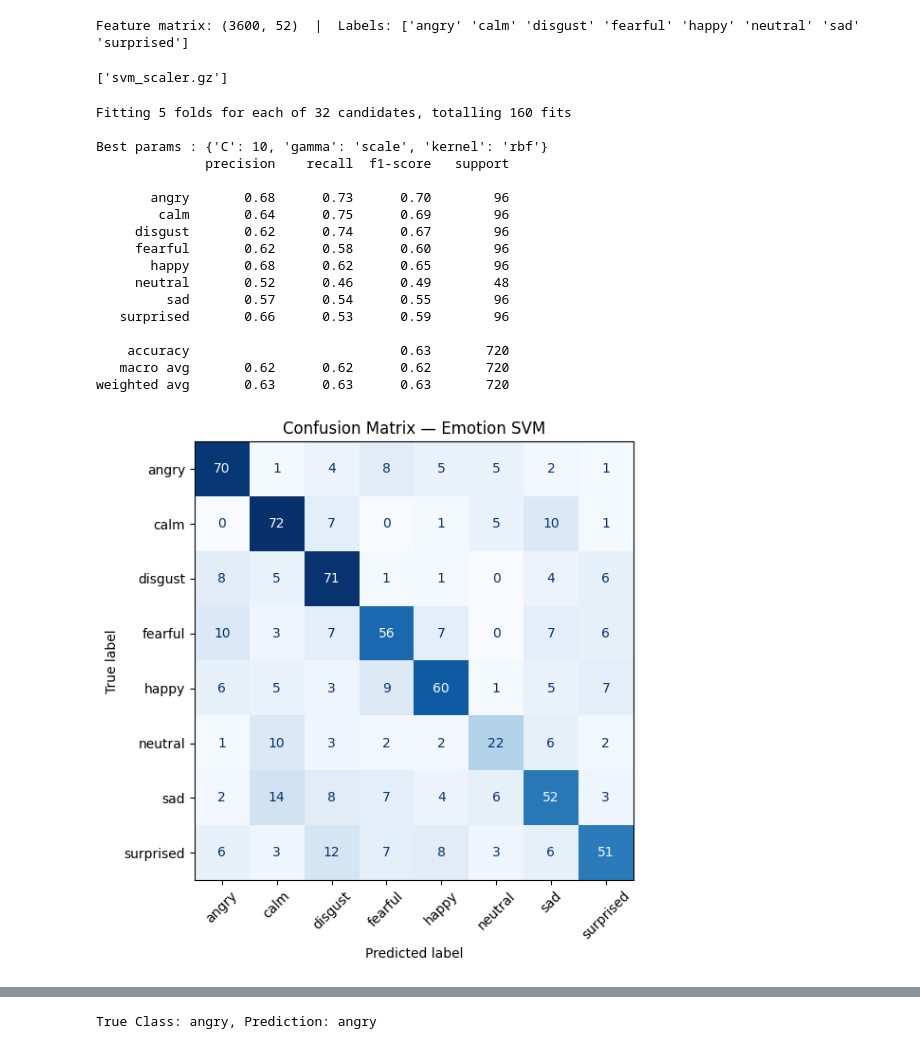
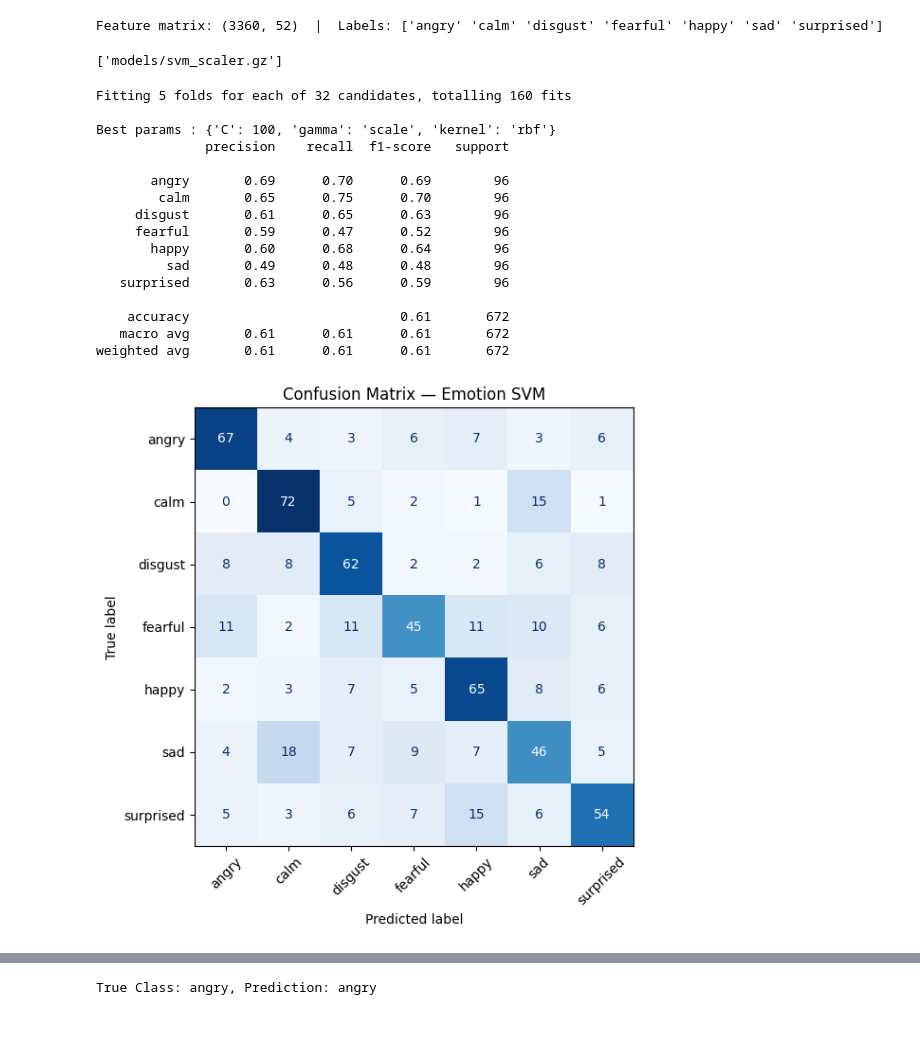
Before and after one commit to seinwinhtutAU/nlp_project, a Jupyter notebook: svm.ipynb, the cells around one changed output, grey strips where cells are left out. Cells and saved outputs as stored; diff of their text form; code cells hidden in the pictures.

```diff
--- a/svm.ipynb
+++ b/svm.ipynb
@@ -38,3 +16,17 @@ df.head()
+# %%
+sample_rate = 22050
+audio_files_meta = "metadata.csv"
+augmented_meta = "metadata_augmented.csv"
+in_dir = "audio_files"
+out_dir = "audio_files_augmented"
+esc50 = "ESC-50/audio"
+esc50_meta = "ESC-50/meta/esc50.csv"
+sample_rate = 22050
+times = 4
+audio_files_meta = "metadata.csv"
+# %%
+df = pd.read_csv(audio_files_meta)
+augmented_df = pd.read_csv(augmented_meta)
 # %%
 def extract_features(file_path):
     nmfcc = 13
@@ -45,10 +37,8 @@ def extract_features(file_path):
     return np.hstack([mfcc.mean(axis=1), mfcc.std(axis=1),chroma.mean(axis=1),
                       chroma.std(axis=1),rms.mean(), rms.std()])
 # %%
-sample_rate     = 22050
-
 X, y_raw = [], []
-for _, row in full_df.iterrows():
+for _, row in augmented_df.iterrows():
     folder = out_dir if row["augmentation"] != "original" else in_dir
     if "wav" in row["file_name"]:
       path   = os.path.join(folder, row["file_name"])
@@ -73,10 +63,10 @@ scaler  = StandardScaler()
 X_train = scaler.fit_transform(X_train)
 X_test  = scaler.transform(X_test)
 
-joblib.dump(scaler,"svm_scaler.gz")
+joblib.dump(scaler,os.path.join("models","svm_scaler.gz"))
 # %% [output]
-Feature matrix: (3600, 52)  |  Labels: ['angry' 'calm' 'disgust' 'fearful' 'happy' 'neutral' 'sad' 'surprised']
+Feature matrix: (3360, 52)  |  Labels: ['angry' 'calm' 'disgust' 'fearful' 'happy' 'sad' 'surprised']
-['svm_scaler.gz']
+['models/svm_scaler.gz']
 # %%
 param_grid = {
     "C":     [0.1, 1, 10, 100],
@@ -88,43 +78,48 @@ cv  = StratifiedKFold(n_splits=5, shuffle=True, random_state=42)
 svm = GridSearchCV(
     SVC(class_weight="balanced", probability=True),
     param_grid,
     cv=cv,
     scoring="f1_weighted",
     n_jobs=-1,
     verbose=1,
 )
 
 svm.fit(X_train, y_train)
+
+with open(os.path.join("models","svm.pkl"),'wb') as f:
+    pickle.dump(svm,f)
+
+
 print(f"\nBest params : {svm.best_params_}")
 
 y_pred = svm.predict(X_test)
 
 print(classification_report(y_test, y_pred, target_names=le.classes_))
 
 cm  = confusion_matrix(y_test, y_pred)
 fig, ax = plt.subplots(figsize=(8, 6))
 ConfusionMatrixDisplay(cm, display_labels=le.classes_).plot(
     ax=ax, cmap="Blues", colorbar=False, xticks_rotation=45
 )
+
 ax.set_title("Confusion Matrix — Emotion SVM")
 plt.tight_layout()
 plt.show()
 # %% [output]
 Fitting 5 folds for each of 32 candidates, totalling 160 fits
 
-Best params : {'C': 10, 'gamma': 'scale', 'kernel': 'rbf'}
+Best params : {'C': 100, 'gamma': 'scale', 'kernel': 'rbf'}
               precision    recall  f1-score   support
 
-       angry       0.68      0.73      0.70        96
-        calm       0.64      0.75      0.69        96
-     disgust       0.62      0.74      0.67        96
-     fearful       0.62      0.58      0.60        96
-       happy       0.68      0.62      0.65        96
-     neutral       0.52      0.46      0.49        48
-         sad       0.57      0.54      0.55        96
-   surprised       0.66      0.53      0.59        96
+       angry       0.69      0.70      0.69        96
+        calm       0.65      0.75      0.70        96
+     disgust       0.61      0.65      0.63        96
+     fearful       0.59      0.47      0.52        96
+       happy       0.60      0.68      0.64        96
+         sad       0.49      0.48      0.48        96
+   surprised       0.63      0.56      0.59        96
 
-    accuracy                           0.63       720
-   macro avg       0.62      0.62      0.62       720
-weighted avg       0.63      0.63      0.63       720
+    accuracy                           0.61       672
+   macro avg       0.61      0.61      0.61       672
+weighted avg       0.61      0.61      0.61       672
-[figure, old version]
+[figure, new version]
```
Also changed, not shown: parts of 8 cells of this notebook, 11 other files.
